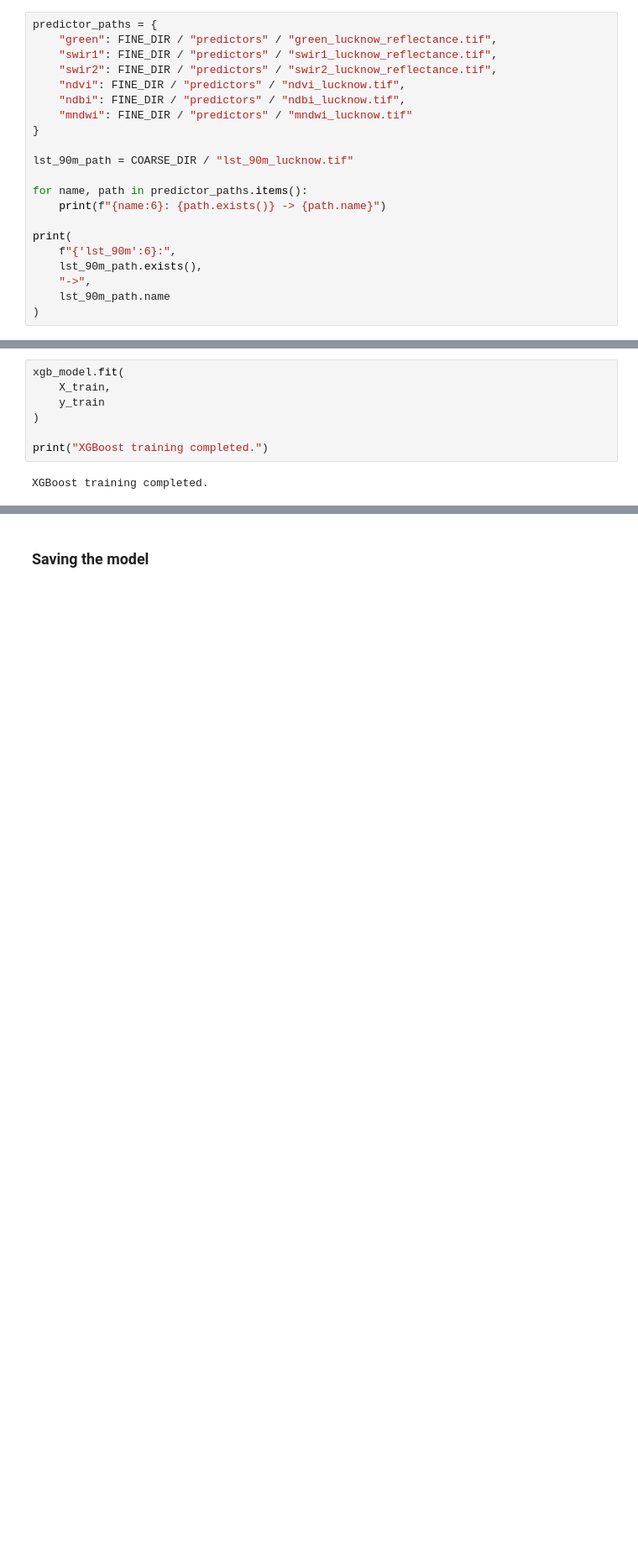
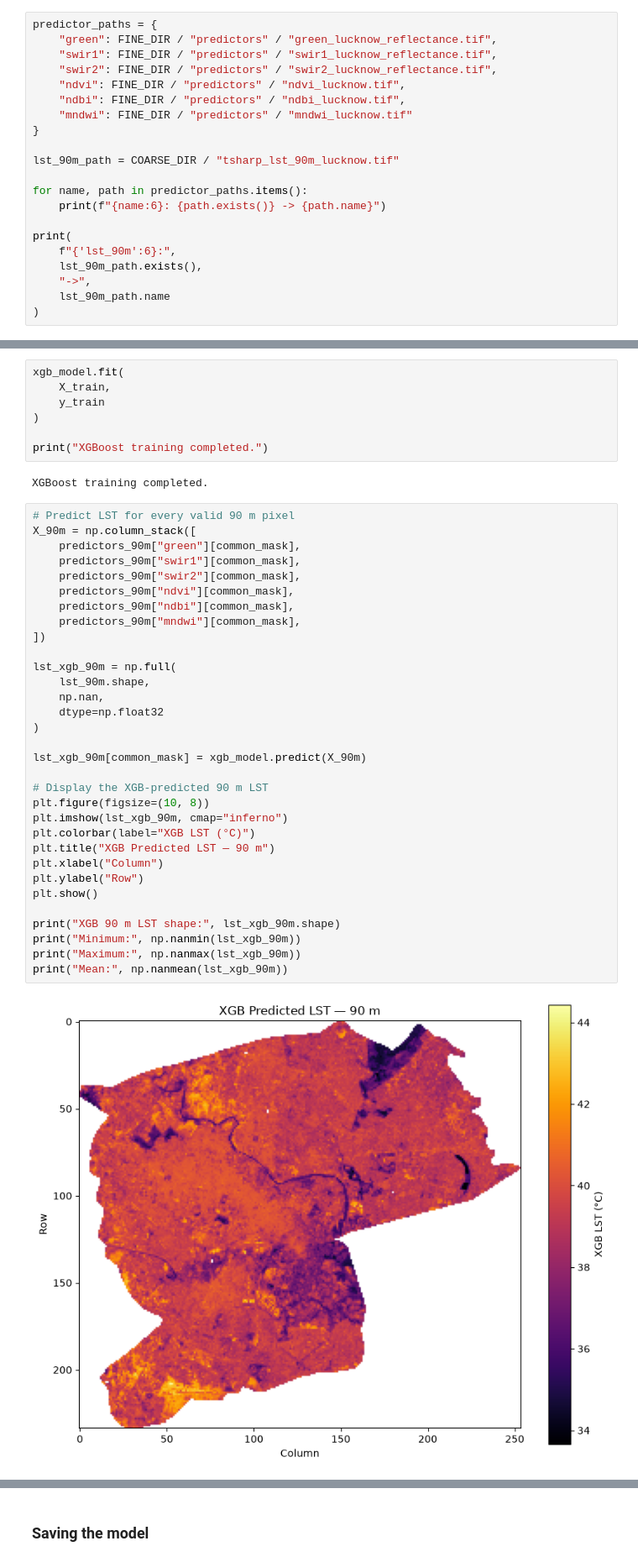
Before and after one commit to anshika1909singh-sys/GeoAI-LST-Downscaling, a Jupyter notebook: notebooks/05_XGB_Downscaling.ipynb, the cells around one changed output, grey strips where cells are left out. Shown at 84% size. Saved outputs shown, nothing was run; the diff lists cells and outputs as text; blank space fills up the shorter version.

```diff
--- a/notebooks/05_XGB_Downscaling.ipynb
+++ b/notebooks/05_XGB_Downscaling.ipynb
@@ -111,7 +111,7 @@ predictor_paths = {
     "mndwi": FINE_DIR / "predictors" / "mndwi_lucknow.tif"
 }
 
-lst_90m_path = COARSE_DIR / "lst_90m_lucknow.tif"
+lst_90m_path = COARSE_DIR / "tsharp_lst_90m_lucknow.tif"
 
 for name, path in predictor_paths.items():
     print(f"{name:6}: {path.exists()} -> {path.name}")
@@ -379,3 +379,37 @@ xgb_model.fit(
 print("XGBoost training completed.")
 # %% [output]
 XGBoost training completed.
+# %%
+# Predict LST for every valid 90 m pixel
+X_90m = np.column_stack([
+    predictors_90m["green"][common_mask],
+    predictors_90m["swir1"][common_mask],
+    predictors_90m["swir2"][common_mask],
+    predictors_90m["ndvi"][common_mask],
+    predictors_90m["ndbi"][common_mask],
+    predictors_90m["mndwi"][common_mask],
+])
+
+lst_xgb_90m = np.full(
+    lst_90m.shape,
+    np.nan,
+    dtype=np.float32
+)
+
+lst_xgb_90m[common_mask] = xgb_model.predict(X_90m)
+
+# Display the XGB-predicted 90 m LST
+plt.figure(figsize=(10, 8))
+plt.imshow(lst_xgb_90m, cmap="inferno")
+plt.colorbar(label="XGB LST (°C)")
+plt.title("XGB Predicted LST — 90 m")
+plt.xlabel("Column")
+plt.ylabel("Row")
+plt.show()
+
+print("XGB 90 m LST shape:", lst_xgb_90m.shape)
+print("Minimum:", np.nanmin(lst_xgb_90m))
+print("Maximum:", np.nanmax(lst_xgb_90m))
+print("Mean:", np.nanmean(lst_xgb_90m))
+# %% [output]
+[figure, added]
```
Also changed, not shown: parts of 3 cells of this notebook, 5 other files.
